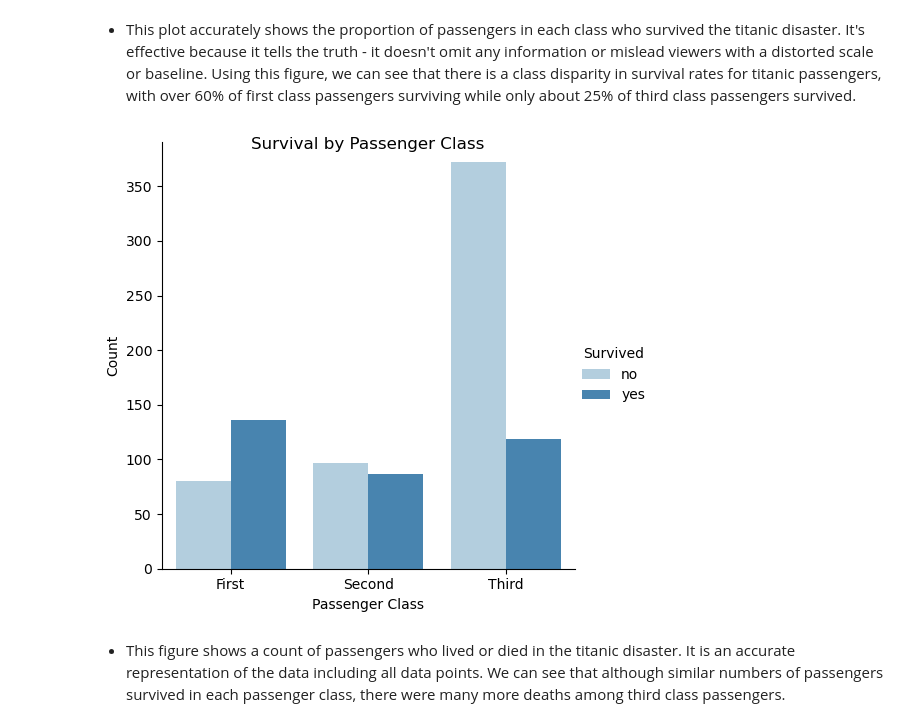
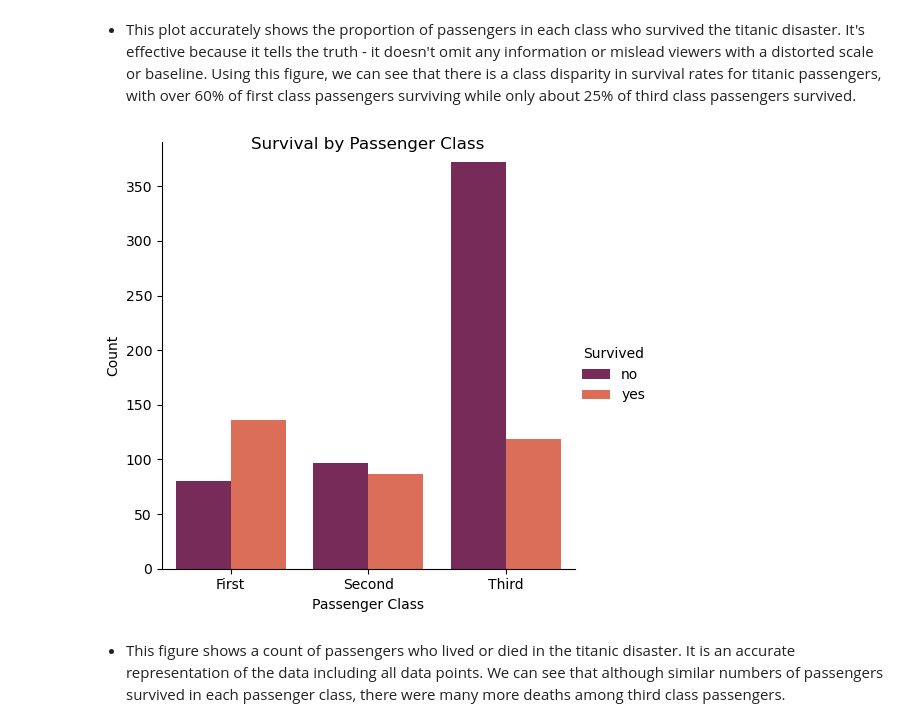
Before and after one commit to chance-roberts/DATA6550-Visualization, a Jupyter notebook: Code/Tretter/TretterK_Visualization.ipynb, the cells around one changed output. Saved outputs shown, nothing was run; the diff lists cells and outputs as text; code cells hidden in the pictures.

Commit message:
changed colors of a figure

```diff
--- a/Code/Tretter/TretterK_Visualization.ipynb
+++ b/Code/Tretter/TretterK_Visualization.ipynb
@@ -65,15 +65,15 @@ plt.show()
 # %% [markdown]
  - This plot accurately shows the proportion of passengers in each class who survived the titanic disaster. It's effective because it tells the truth - it doesn't omit any information or mislead viewers with a distorted scale or baseline. Using this figure, we can see that there is a class disparity in survival rates for titanic passengers, with over 60% of first class passengers surviving while only about 25% of third class passengers survived.
 # %%
-p = sns.catplot(data=titanic, x="class", hue="alive", kind="count", palette='Blues')
+p = sns.catplot(data=titanic, x="class", hue="alive", kind="count", palette='rocket')
 
 p.fig.suptitle("Survival by Passenger Class")
 p.set_axis_labels("Passenger Class", "Count")
 p._legend.set_title("Survived")
 
 plt.show()
 # %% [output]
-[figure, old version]
+[figure, new version]
 # %% [markdown]
  - This figure shows a count of passengers who lived or died in the titanic disaster. It is an accurate representation of the data including all data points. We can see that although similar numbers of passengers survived in each passenger class, there were many more deaths among third class passengers.
 # %% [markdown]
```
Also changed, not shown: parts of 1 cell of this notebook, 2 other files.
